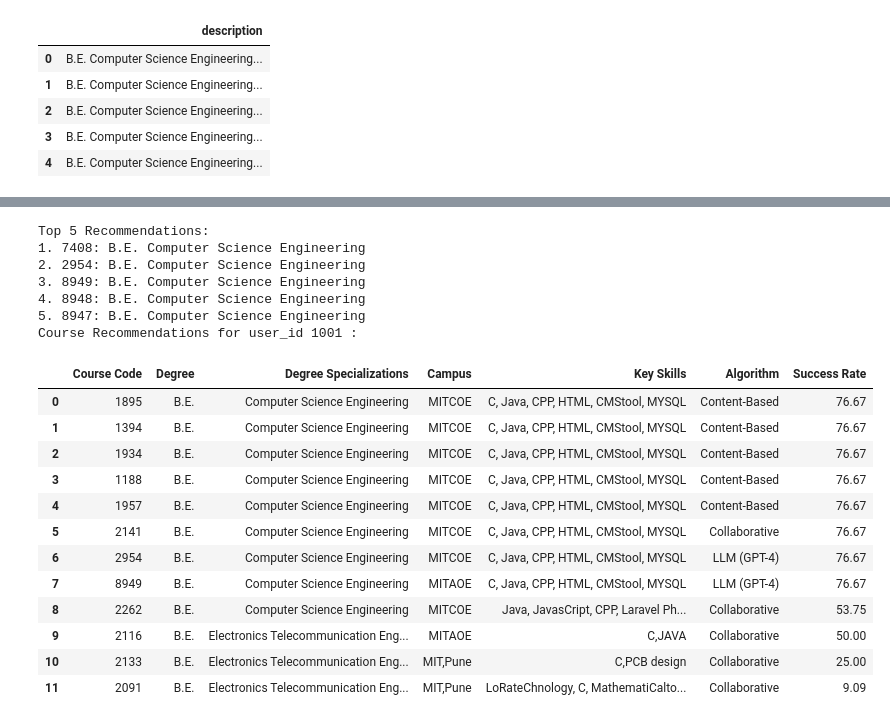
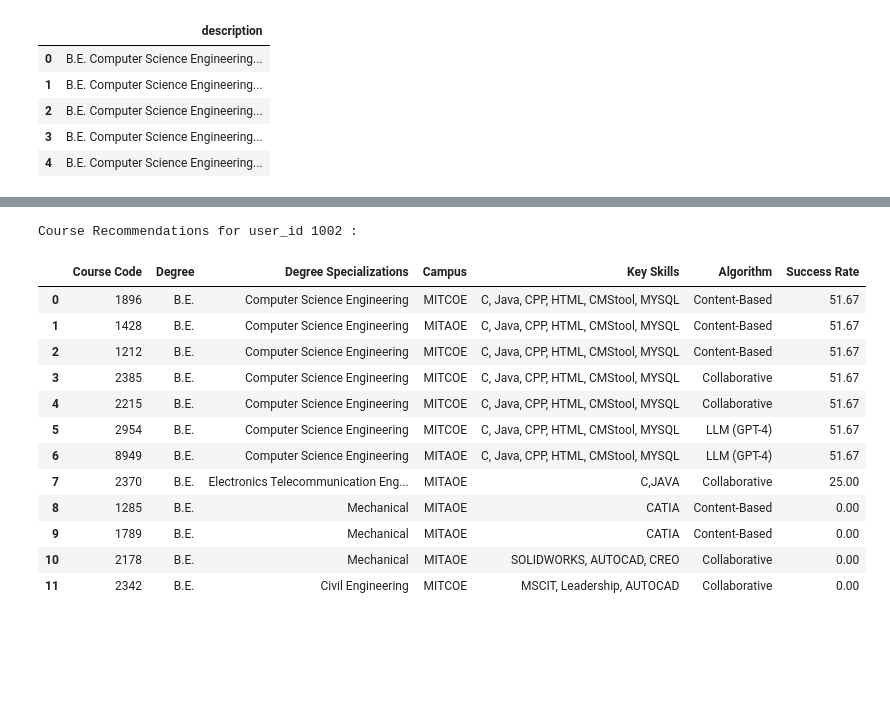
Before and after one commit to janiceXerri21/JaniceXerri_FYP_PCRS_VRLE_2024, a Jupyter notebook: TheFinalRecommendationSystem.ipynb, the cells around one changed output, grey strips where cells are left out. Drawn from its saved outputs; the diff is of its cells as text; code cells hidden in the pictures; blank space fills up the shorter version.

```diff
--- a/TheFinalRecommendationSystem.ipynb
+++ b/TheFinalRecommendationSystem.ipynb
@@ -711,25 +706,19 @@ def final_recommender(user_id):
 
     return final
 # %%
-final_recommender(1001)
+final_recommender(1002)
 # %% [output]
-Top 5 Recommendations:
-1. 7408: B.E. Computer Science Engineering
-2. 2954: B.E. Computer Science Engineering
-3. 8949: B.E. Computer Science Engineering
-4. 8948: B.E. Computer Science Engineering
-5. 8947: B.E. Computer Science Engineering
-Course Recommendations for user_id 1001 :
+Course Recommendations for user_id 1002 :
 |  | Course Code | Degree | Degree Specializations | Campus | Key Skills | Algorithm | Success Rate |
-| 0 | 1895 | B.E. | Computer Science Engineering | MITCOE | C, Java, CPP, HTML, CMStool, MYSQL | Content-Based | 76.67 |
-| 1 | 1394 | B.E. | Computer Science Engineering | MITCOE | C, Java, CPP, HTML, CMStool, MYSQL | Content-Based | 76.67 |
-| 2 | 1934 | B.E. | Computer Science Engineering | MITCOE | C, Java, CPP, HTML, CMStool, MYSQL | Content-Based | 76.67 |
-| 3 | 1188 | B.E. | Computer Science Engineering | MITCOE | C, Java, CPP, HTML, CMStool, MYSQL | Content-Based | 76.67 |
-| 4 | 1957 | B.E. | Computer Science Engineering | MITCOE | C, Java, CPP, HTML, CMStool, MYSQL | Content-Based | 76.67 |
-| 5 | 2141 | B.E. | Computer Science Engineering | MITCOE | C, Java, CPP, HTML, CMStool, MYSQL | Collaborative | 76.67 |
-| 6 | 2954 | B.E. | Computer Science Engineering | MITCOE | C, Java, CPP, HTML, CMStool, MYSQL | LLM (GPT-4) | 76.67 |
-| 7 | 8949 | B.E. | Computer Science Engineering | MITAOE | C, Java, CPP, HTML, CMStool, MYSQL | LLM (GPT-4) | 76.67 |
-| 8 | 2262 | B.E. | Computer Science Engineering | MITCOE | Java, JavasCript, CPP, Laravel Ph... | Collaborative | 53.75 |
-| 9 | 2116 | B.E. | Electronics Telecommunication Eng... | MITAOE | C,JAVA | Collaborative | 50.00 |
-| 10 | 2133 | B.E. | Electronics Telecommunication Eng... | MIT,Pune | C,PCB design | Collaborative | 25.00 |
-| 11 | 2091 | B.E. | Electronics Telecommunication Eng... | MIT,Pune | LoRateChnology, C, MathematiCalto... | Collaborative | 9.09 |
+| 0 | 1896 | B.E. | Computer Science Engineering | MITCOE | C, Java, CPP, HTML, CMStool, MYSQL | Content-Based | 51.67 |
+| 1 | 1428 | B.E. | Computer Science Engineering | MITAOE | C, Java, CPP, HTML, CMStool, MYSQL | Content-Based | 51.67 |
+| 2 | 1212 | B.E. | Computer Science Engineering | MITCOE | C, Java, CPP, HTML, CMStool, MYSQL | Content-Based | 51.67 |
+| 3 | 2385 | B.E. | Computer Science Engineering | MITCOE | C, Java, CPP, HTML, CMStool, MYSQL | Collaborative | 51.67 |
+| 4 | 2215 | B.E. | Computer Science Engineering | MITCOE | C, Java, CPP, HTML, CMStool, MYSQL | Collaborative | 51.67 |
+| 5 | 2954 | B.E. | Computer Science Engineering | MITCOE | C, Java, CPP, HTML, CMStool, MYSQL | LLM (GPT-4) | 51.67 |
+| 6 | 8949 | B.E. | Computer Science Engineering | MITAOE | C, Java, CPP, HTML, CMStool, MYSQL | LLM (GPT-4) | 51.67 |
+| 7 | 2370 | B.E. | Electronics Telecommunication Eng... | MITAOE | C,JAVA | Collaborative | 25.00 |
+| 8 | 1285 | B.E. | Mechanical | MITAOE | CATIA | Content-Based | 0.00 |
+| 9 | 1789 | B.E. | Mechanical | MITAOE | CATIA | Content-Based | 0.00 |
+| 10 | 2178 | B.E. | Mechanical | MITAOE | SOLIDWORKS, AUTOCAD, CREO | Collaborative | 0.00 |
+| 11 | 2342 | B.E. | Civil Engineering | MITCOE | MSCIT, Leadership, AUTOCAD | Collaborative | 0.00 |
```
Also changed, not shown: parts of 4 cells of this notebook, 6 other files.
